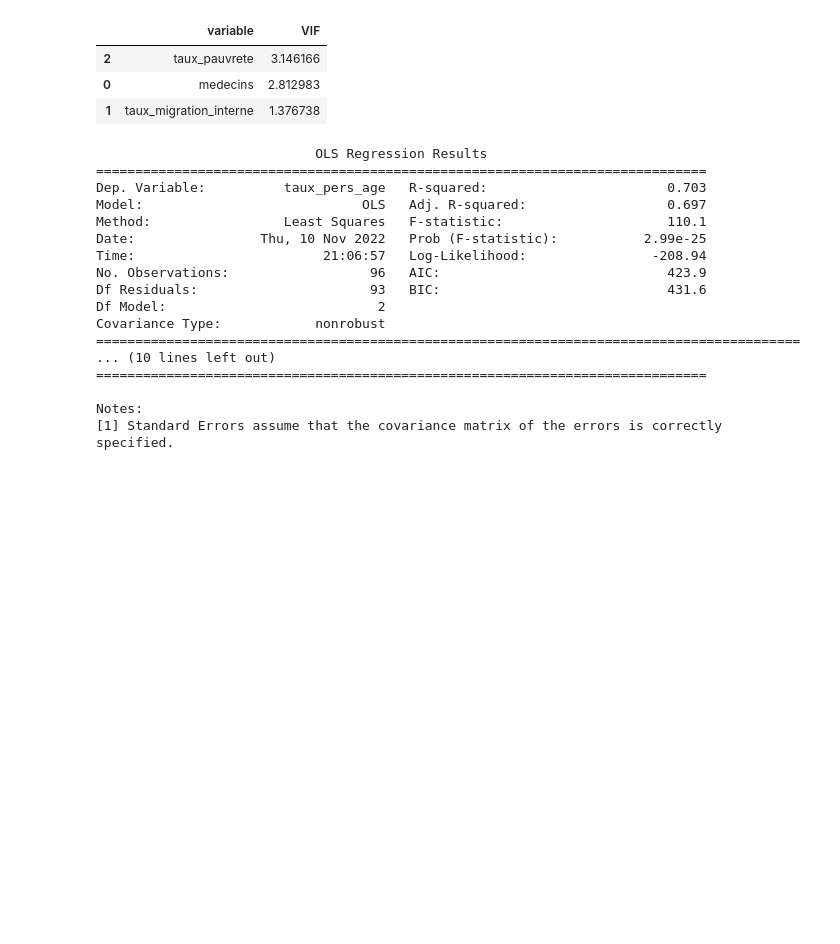
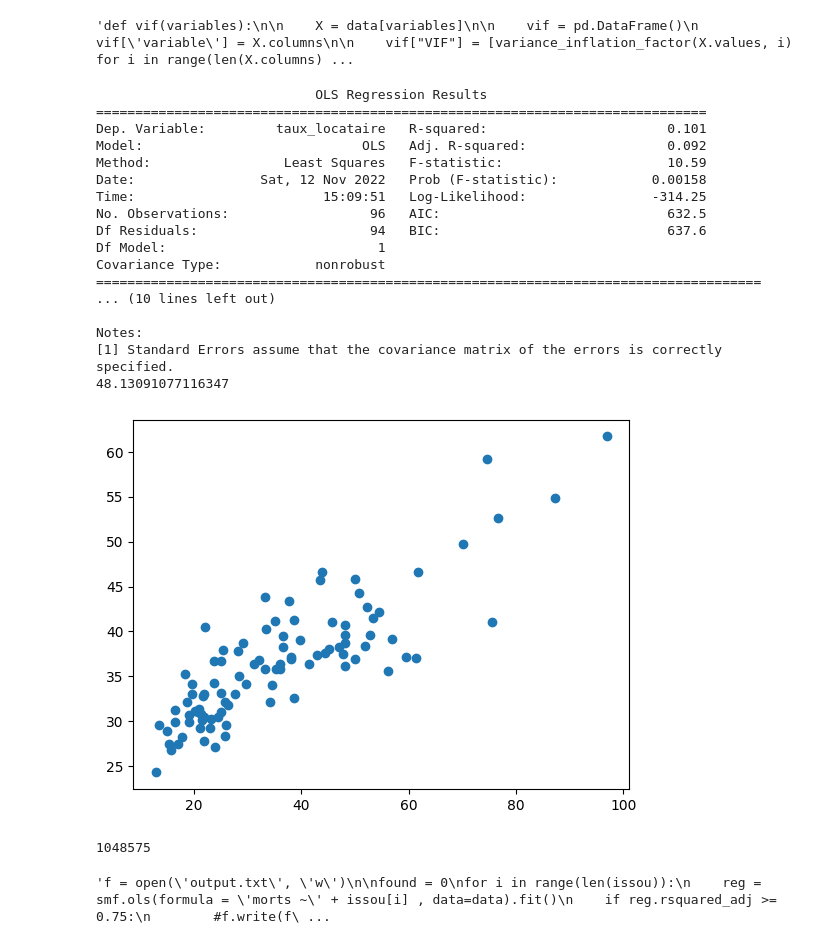
Before and after one commit to josephmosse/projet_econometrie, a Jupyter notebook: viellesse.ipynb, the cells around one changed output. Saved outputs shown, nothing was run; the diff lists cells and outputs as text; code cells hidden in the pictures; blank space fills up the shorter version.

```diff
--- a/viellesse.ipynb
+++ b/viellesse.ipynb
@@ -49,5 +68,5 @@ sns.heatmap(corr , mask=mask, cmap=cmap, vmax=0.7, vmin=-0.7, center=0, annot=Tr
 # %%
-def vif(variables):
+"""def vif(variables):
 
     X = data[variables]
 
@@ -55,36 +74,70 @@ def vif(variables):
     vif['variable'] = X.columns
 
     vif["VIF"] = [variance_inflation_factor(X.values, i) for i in range(len(X.columns))]
-    vif = vif[vif['variable']!='contante']
 
     return vif
 
-variables_exp = ['medecins','taux_migration_interne','taux_pauvrete']
+variables_exp = ['part_appartement','taux_chomage', 'mediane_niveau_vie', 'taux_urba', 'part_cadre_sup']
 
-vif(variables_exp).sort_values('VIF', ascending=False)
+
+vif(variables_exp).sort_values('VIF', ascending=False)"""
 # %% [output]
-|  | variable | VIF |
-| 2 | taux_pauvrete | 3.146166 |
-| 0 | medecins | 2.812983 |
-| 1 | taux_migration_interne | 1.376738 |
+'def vif(variables):\n\n    X = data[variables]\n\n    vif = pd.DataFrame()\n    vif[\'variable\'] = X.columns\n\n    vif["VIF"] = [variance_inflation_factor(X.values, i) for i in range(len(X.columns) ...
 # %%
-reg = smf.ols(formula='taux_pers_age ~ taux_migration_interne + taux_pauvrete', data=data).fit()
+reg = smf.ols(formula='taux_locataire ~ taille_moy_menage', data=data).fit()
 print(reg.summary())
+print(reg.condition_number)
 # %% [output]
                             OLS Regression Results
 ==============================================================================
-Dep. Variable:          taux_pers_age   R-squared:                       0.703
-Model:                            OLS   Adj. R-squared:                  0.697
-Method:                 Least Squares   F-statistic:                     110.1
-Date:                Thu, 10 Nov 2022   Prob (F-statistic):           2.99e-25
-Time:                        21:06:57   Log-Likelihood:                -208.94
-No. Observations:                  96   AIC:                             423.9
-Df Residuals:                      93   BIC:                             431.6
-Df Model:                           2
+Dep. Variable:         taux_locataire   R-squared:                       0.101
+Model:                            OLS   Adj. R-squared:                  0.092
+Method:                 Least Squares   F-statistic:                     10.59
+Date:                Sat, 12 Nov 2022   Prob (F-statistic):            0.00158
+Time:                        15:09:51   Log-Likelihood:                -314.25
+No. Observations:                  96   AIC:                             632.5
+Df Residuals:                      94   BIC:                             637.6
+Df Model:                           1
 Covariance Type:            nonrobust
-==========================================================================================
+=====================================================================================
 ... (10 lines left out)
-==============================================================================
 
 Notes:
 [1] Standard Errors assume that the covariance matrix of the errors is correctly specified.
+48.13091077116347
+# %%
+plt.plot(data['part_appartement'], data['taux_locataire'], 'o')
+plt.show()
+# %% [output]
+[figure, added]
+# %%
+lachancla =[]
+for i in data.iloc[:, 2:].columns:
+    lachancla.append(i)
+
+yatangaki=[]
+for i in range(1,len(lachancla)+1):
+   yatangaki.append(list(itertools.combinations(lachancla,i)))
+
+issou=[]
+for i in range(len(yatangaki)):
+    for j in range(len(yatangaki[i])):
+        issou.append('+'.join(yatangaki[i][j]))
+
+print(f'{len(issou)} \n')
+
+"""f = open('output.txt', 'w')
+
+found = 0
+for i in range(len(issou)):
+    reg = smf.ols(formula = 'morts ~' + issou[i] , data=data).fit()
+    if reg.rsquared_adj >= 0.75:
+        #f.write(f'{issou[i]} R = {reg.rsquared} prob(F-stat) ={reg.f_pvalue} \n')
+        f.write(f'{issou[i]} \n{reg.summary()} \n')
+        found += 1
+
+    print(f'loading : {round((i/65535) * 100,2)} %          Reg : {i}            Founded : {found}', end="\r")
+    time.sleep(0.001)"""
+# %% [output]
+1048575
+'f = open(\'output.txt\', \'w\')\n\nfound = 0\nfor i in range(len(issou)):\n    reg = smf.ols(formula = \'morts ~\' + issou[i] , data=data).fit()\n    if reg.rsquared_adj >= 0.75:\n        #f.write(f\ ...
```
Also changed, not shown: parts of 2 cells of this notebook.
